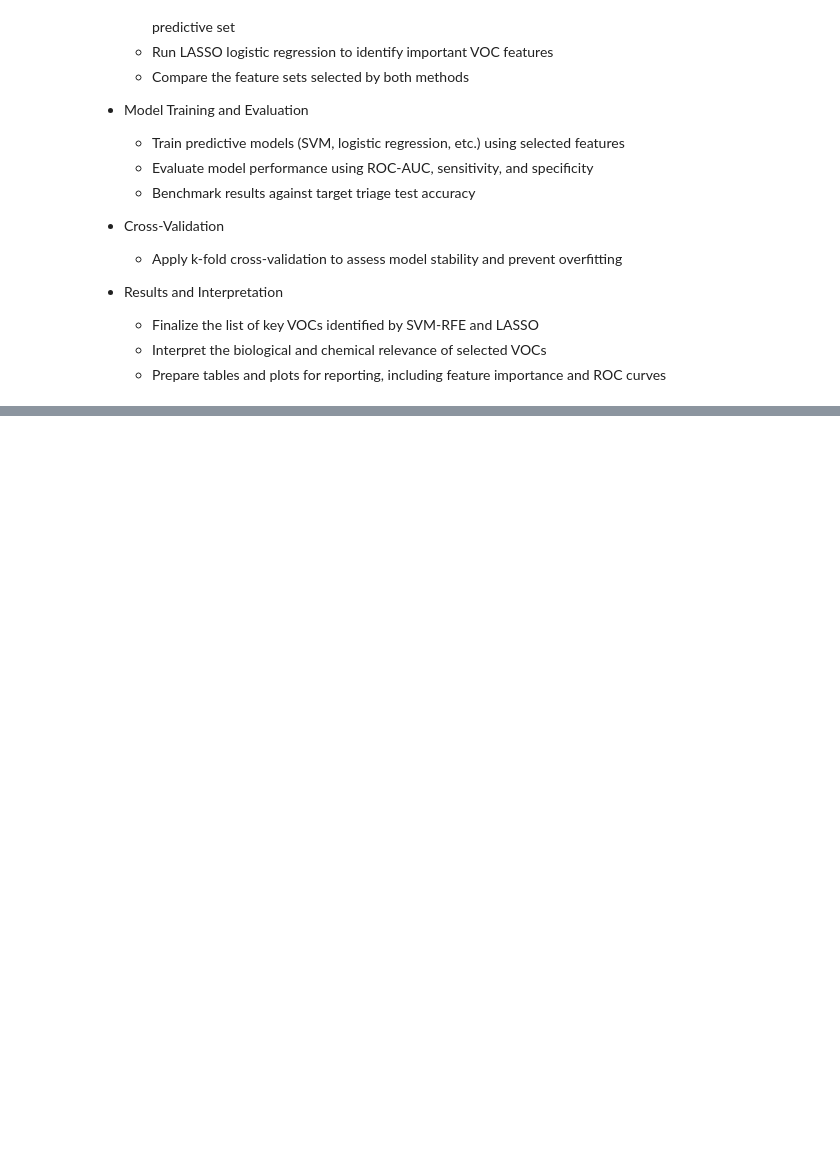
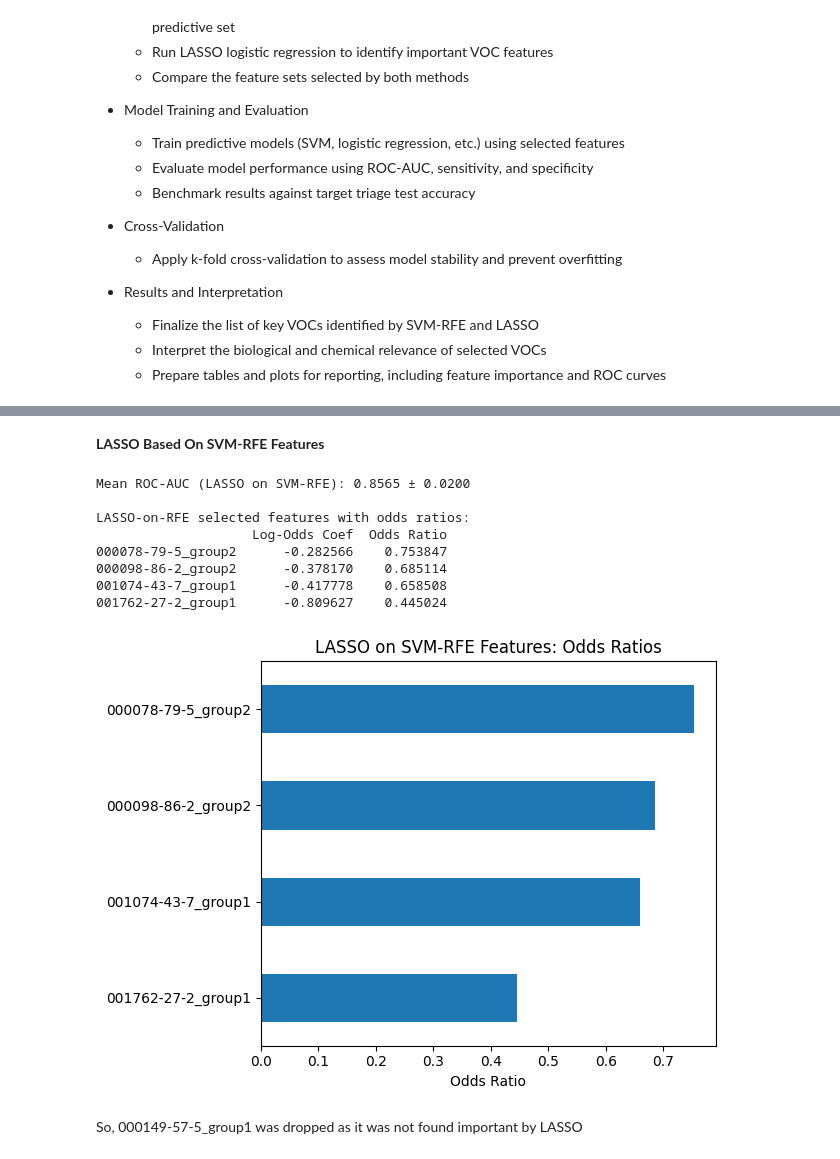
Before and after one commit to tyst-ucsf/capstone-project, a Jupyter notebook: d_train_test_split.ipynb, the cells around one changed output, grey strips where cells are left out. Drawn from its saved outputs; the diff is of its cells as text; code cells hidden in the pictures; blank space fills up the shorter version.

```diff
--- a/d_train_test_split.ipynb
+++ b/d_train_test_split.ipynb
@@ -23,0 +273,57 @@ Note to self:
+# %% [markdown]
+****LASSO Based On SVM-RFE Features****
+# %%
+# SVM-RFE selected features:
+
+selected_features = [
+    '001762-27-2_group1',
+    '000098-86-2_group2',
+    '001074-43-7_group1',
+    '000078-79-5_group2',
+    '000149-57-5_group1']
+
+X_sub = df_main[selected_features]
+y = df_main["TB Status"]  # this hasn't changed
+
+lasso = LogisticRegression(penalty='l1', solver='liblinear', C=0.1, max_iter=10000)  # same penalty as previous LASSO
+
+# CV performance
+cv = StratifiedKFold(n_splits=5, shuffle=True, random_state=42)
+scores = cross_val_score(lasso, X_sub, y, cv=cv, scoring="roc_auc")
+print(f"Mean ROC-AUC (LASSO on SVM-RFE): {scores.mean():.4f} ± {scores.std():.4f}")
+
+# Fit final model
+lasso.fit(X_sub, y)
+
+# coefficients and odds ratios
+coefs = pd.Series(lasso.coef_[0], index=X_sub.columns)
+nonzero_coefs = coefs[coefs != 0]
+odds_ratios = np.exp(nonzero_coefs)
+
+# report
+summary_df = pd.DataFrame({
+    "Log-Odds Coef": nonzero_coefs,
+    "Odds Ratio": odds_ratios
+}).sort_values("Odds Ratio", ascending=False)
+
+print("\nLASSO-on-RFE selected features with odds ratios:")
+print(summary_df)
+
+# Visualize
+summary_df["Odds Ratio"].sort_values().plot(kind='barh')
+plt.title("LASSO on SVM-RFE Features: Odds Ratios")
+plt.xlabel("Odds Ratio")
+plt.tight_layout()
+plt.show()
+# %% [output]
+Mean ROC-AUC (LASSO on SVM-RFE): 0.8565 ± 0.0200
+
+LASSO-on-RFE selected features with odds ratios:
+                    Log-Odds Coef  Odds Ratio
+000078-79-5_group2      -0.282566    0.753847
+000098-86-2_group2      -0.378170    0.685114
+001074-43-7_group1      -0.417778    0.658508
+001762-27-2_group1      -0.809627    0.445024
+[figure, added]
+# %% [markdown]
+So, 000149-57-5_group1 was dropped as it was not found important by LASSO
```
Also changed, not shown: parts of 23 cells of this notebook.
